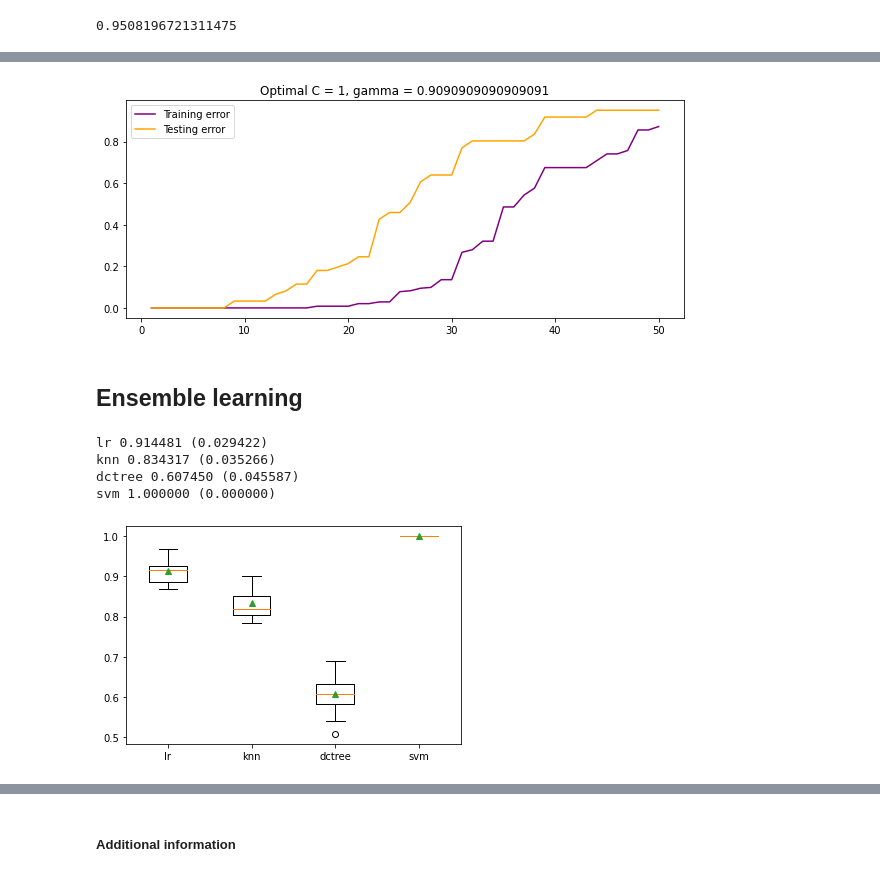
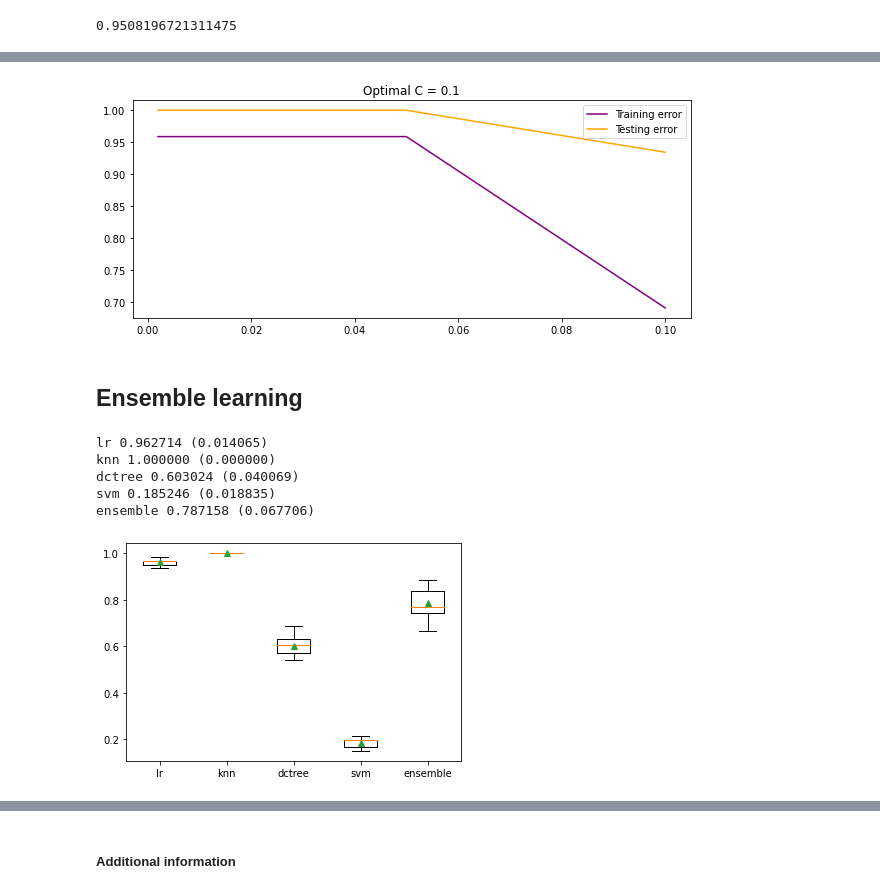
Before and after one commit to mbenkus/MedicalChatbot, a Jupyter notebook: Meddy.ipynb, the cells around one changed output, grey strips where cells are left out. Drawn from its saved outputs; the diff is of its cells as text; code cells hidden in the pictures.

Commit message:
Changing the hyperparameters of the ML models

```diff
--- a/Meddy.ipynb
+++ b/Meddy.ipynb
@@ -660,7 +661,7 @@ def cross_validation(X_train, y_train, X_test, y_test, model_name, parameter_ran
         elif model_name == 'dctree':
             model = DecisionTreeClassifier(splitter='random', max_depth=parameter)
         elif model_name =='svm':
-            model = SVC(C=1/parameter*10, gamma=1-1/(parameter+1))
+            model = SVC(C=1/(parameter*10))
 
         model.fit(X_train, y_train)
         learning_error = 1 - model.score(X_train, y_train)
@@ -670,6 +671,8 @@ def cross_validation(X_train, y_train, X_test, y_test, model_name, parameter_ran
 
     if model_name == 'logreg':
         best_parameter_value = 1/(parameters[np.argmin(test_errors)]*20)
+    elif model_name == 'svm':
+        best_parameter_value = 1/(parameters[np.argmin(test_errors)]*10)
     else:
         best_parameter_value = parameters[np.argmin(test_errors)]
 
@@ -779,9 +782,12 @@ print(logreg.score(X_test, y_test))
 fig = plt.figure(figsize=(10,4))
 
 c, best_c, train_errors, test_errors = cross_validation(X_train, y_train, X_test, y_test, model_name='logreg')
+c_reg = []
+for each in c:
+    c_reg.append(1/(each*20))
 plt.title(f"Optimal C = {best_c}")
-plt.plot(c, train_errors, c='purple', label='Training error')
-plt.plot(c, test_errors, c='orange', label='Testing error')
+plt.plot(c_reg, train_errors, c='purple', label='Training error')
+plt.plot(c_reg, test_errors, c='orange', label='Testing error')
 plt.legend()
 
 plt.show()
@@ -804,15 +810,18 @@ print(svm.score(X_test, y_test))
 # %%
 fig = plt.figure(figsize=(10,4))
 
 c, best_c, train_errors, test_errors = cross_validation(X_train, y_train, X_test, y_test, model_name='svm')
-plt.title(f"Optimal C = {best_c}, gamma = {1-1/(10/best_c + 1)}")
-plt.plot(c, train_errors, c='purple', label='Training error')
-plt.plot(c, test_errors, c='orange', label='Testing error')
+c_reg = []
+for each in c:
+    c_reg.append(1/(each*10))
+plt.title(f"Optimal C = {best_c}")
+plt.plot(c_reg, train_errors, c='purple', label='Training error')
+plt.plot(c_reg, test_errors, c='orange', label='Testing error')
 plt.legend()
 
 plt.show()
 # %% [output]
-[figure, old version]
+[figure, new version]
 # %% [markdown]
 ## Ensemble learning
 # %%
@@ -846,14 +855,20 @@ for each in models:
     names.append(each[0])
     print('%s %f (%f)' % (each[0], np.mean(scores), np.std(scores)))
 
+ensemble_score = evaluate_model(model, examples, labels)
+results.append(ensemble_score)
+names.append('ensemble')
+print('%s %f (%f)' % ('ensemble', np.mean(ensemble_score), np.std(ensemble_score)))
+
 plt.boxplot(results, labels=names, showmeans=True)
 plt.show()
 # %% [output]
-lr 0.914481 (0.029422)
-knn 0.834317 (0.035266)
-dctree 0.607450 (0.045587)
-svm 1.000000 (0.000000)
+lr 0.962714 (0.014065)
+knn 1.000000 (0.000000)
+dctree 0.603024 (0.040069)
+svm 0.185246 (0.018835)
+ensemble 0.787158 (0.067706)
-[figure, old version]
+[figure, new version]
 # %%
 #Using pickle for dumping the model
 
```
Also changed, not shown: parts of 13 cells of this notebook, 1 other file.
